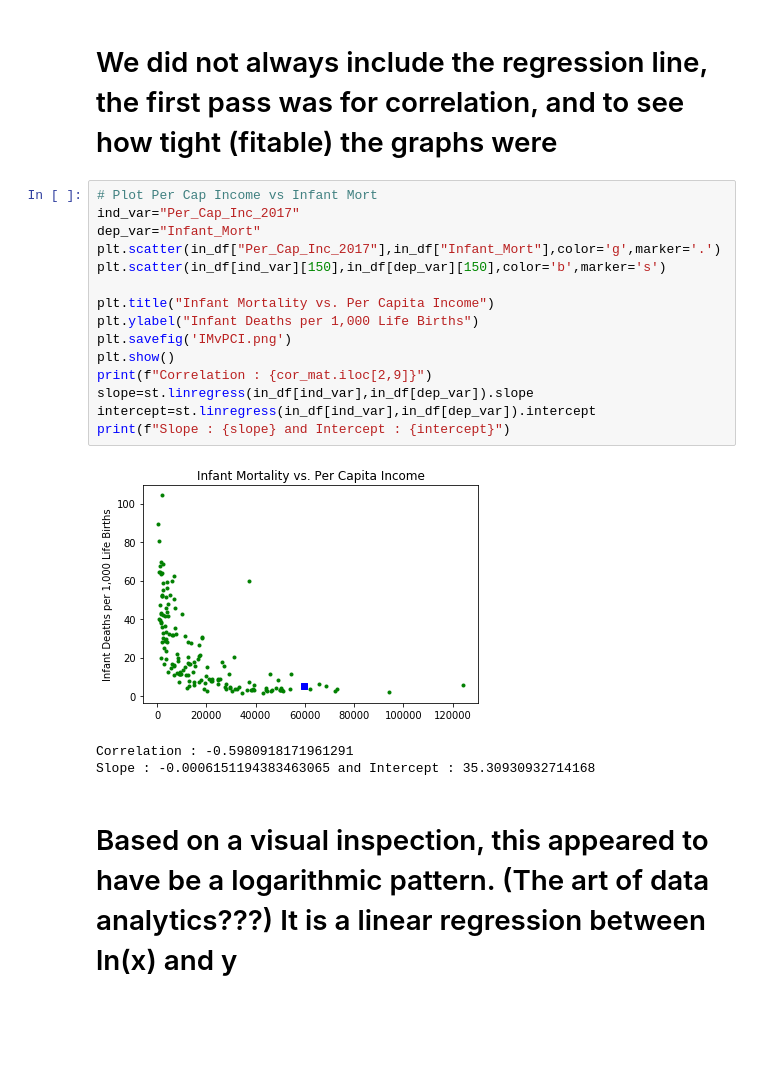
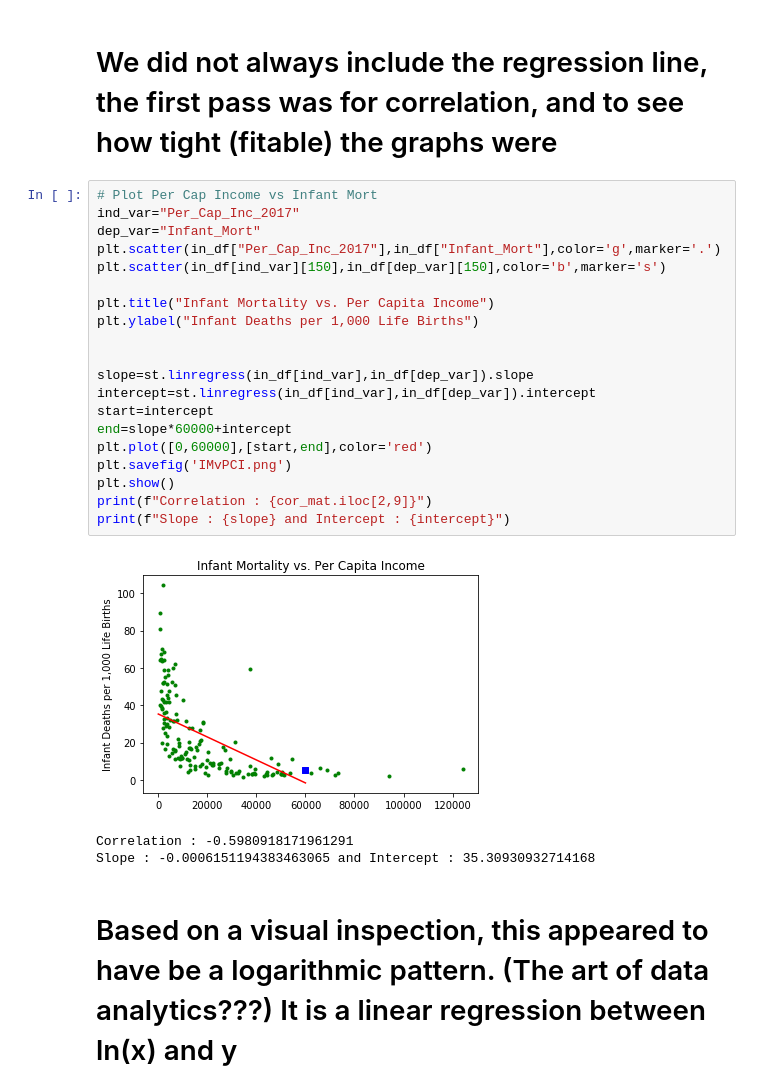
Before and after one commit to mdpickett2/pushnpull, a Jupyter notebook: graphs.ipynb, the cells around one changed output. Saved outputs shown, nothing was run; the diff lists cells and outputs as text; blank space fills up the shorter version.

```diff
--- a/graphs.ipynb
+++ b/graphs.ipynb
@@ -249,20 +255,25 @@ Slope : 1.3122486227737094 and Intercept : 57.26087875060167
 # %%
 # Plot Per Cap Income vs Infant Mort
 ind_var="Per_Cap_Inc_2017"
 dep_var="Infant_Mort"
 plt.scatter(in_df["Per_Cap_Inc_2017"],in_df["Infant_Mort"],color='g',marker='.')
 plt.scatter(in_df[ind_var][150],in_df[dep_var][150],color='b',marker='s')
 
 plt.title("Infant Mortality vs. Per Capita Income")
 plt.ylabel("Infant Deaths per 1,000 Life Births")
+
+
+slope=st.linregress(in_df[ind_var],in_df[dep_var]).slope
+intercept=st.linregress(in_df[ind_var],in_df[dep_var]).intercept
+start=intercept
+end=slope*60000+intercept
+plt.plot([0,60000],[start,end],color='red')
 plt.savefig('IMvPCI.png')
 plt.show()
 print(f"Correlation : {cor_mat.iloc[2,9]}")
-slope=st.linregress(in_df[ind_var],in_df[dep_var]).slope
-intercept=st.linregress(in_df[ind_var],in_df[dep_var]).intercept
 print(f"Slope : {slope} and Intercept : {intercept}")
 # %% [output]
-[figure, old version]
+[figure, new version]
 Correlation : -0.5980918171961291
 Slope : -0.0006151194383463065 and Intercept : 35.30930932714168
 # %% [markdown]
```
Also changed, not shown: parts of 16 cells of this notebook.
